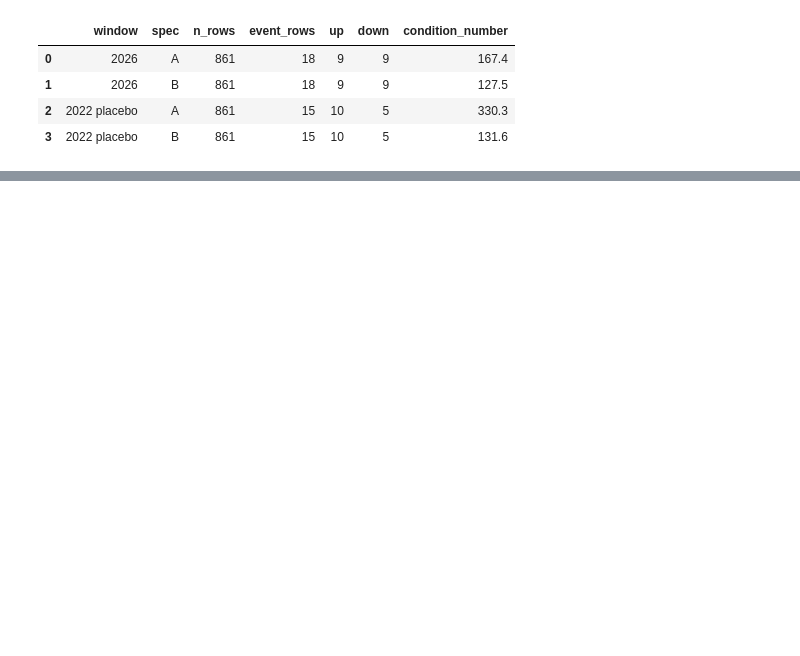
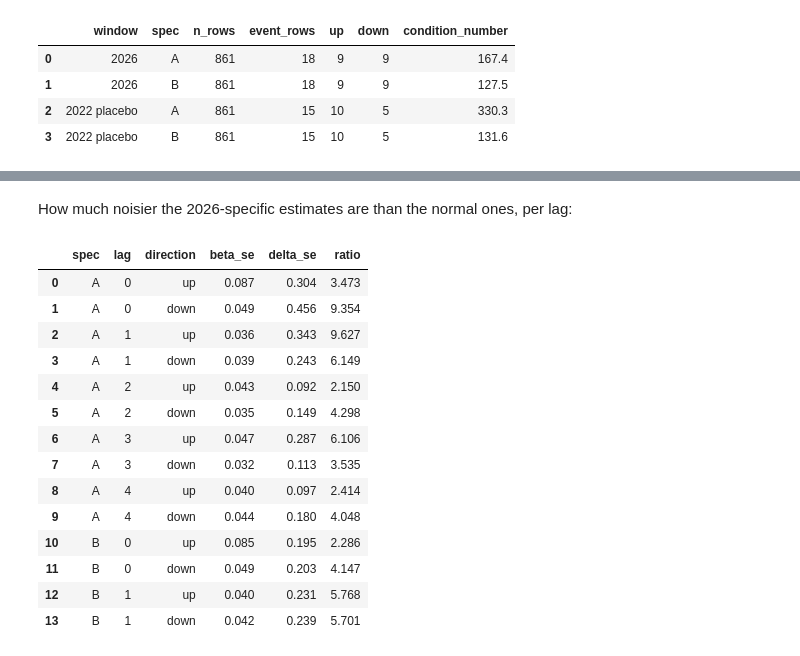
Before and after one commit to ElKuksi/gasoline-rockets-and-feathers, a Jupyter notebook: notebooks/07_2026_event_study.ipynb, the cells around one changed output, grey strips where cells are left out. Drawn from its saved outputs; the diff is of its cells as text; code cells hidden in the pictures; blank space fills up the shorter version.

```diff
--- a/notebooks/07_2026_event_study.ipynb
+++ b/notebooks/07_2026_event_study.ipynb
@@ -398,0 +460,40 @@ unrelated to the economics.
+# %% [markdown]
+How much noisier the 2026-specific estimates are than the normal ones, per lag:
+# %%
+def se_ratio_table(res, interact_lags, spec_label):
+    rows = []
+    for k in interact_lags:
+        for direction in ("up", "down"):
+            beta_name = f"d_{direction}_lag{k}"
+            delta_name = f"d_{direction}_lag{k}_event"
+            rows.append(
+                {
+                    "spec": spec_label,
+                    "lag": k,
+                    "direction": direction,
+                    "beta_se": res.bse[beta_name],
+                    "delta_se": res.bse[delta_name],
+                    "ratio": res.bse[delta_name] / res.bse[beta_name],
+                }
+            )
+    return pd.DataFrame(rows)
+
+
+se_table = pd.concat([se_ratio_table(res_a, list(range(K + 1)), "A"), se_ratio_table(res_b, [0, 1], "B")], ignore_index=True)
+se_table.round(3)
+# %% [output]
+|  | spec | lag | direction | beta_se | delta_se | ratio |
+| 0 | A | 0 | up | 0.087 | 0.304 | 3.473 |
+| 1 | A | 0 | down | 0.049 | 0.456 | 9.354 |
+| 2 | A | 1 | up | 0.036 | 0.343 | 9.627 |
+| 3 | A | 1 | down | 0.039 | 0.243 | 6.149 |
+| 4 | A | 2 | up | 0.043 | 0.092 | 2.150 |
+| 5 | A | 2 | down | 0.035 | 0.149 | 4.298 |
+| 6 | A | 3 | up | 0.047 | 0.287 | 6.106 |
+| 7 | A | 3 | down | 0.032 | 0.113 | 3.535 |
+| 8 | A | 4 | up | 0.040 | 0.097 | 2.414 |
+| 9 | A | 4 | down | 0.044 | 0.180 | 4.048 |
+| 10 | B | 0 | up | 0.085 | 0.195 | 2.286 |
+| 11 | B | 0 | down | 0.049 | 0.203 | 4.147 |
+| 12 | B | 1 | up | 0.040 | 0.231 | 5.768 |
+| 13 | B | 1 | down | 0.042 | 0.239 | 5.701 |
```
Also changed, not shown: parts of 17 cells of this notebook, 4 other files.
